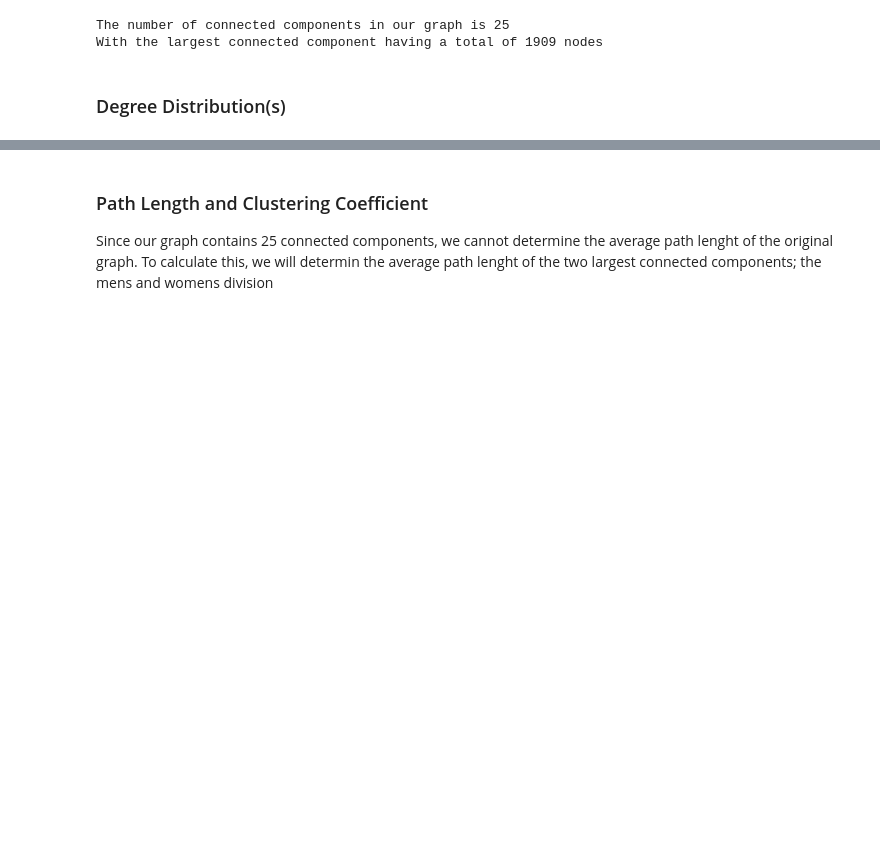
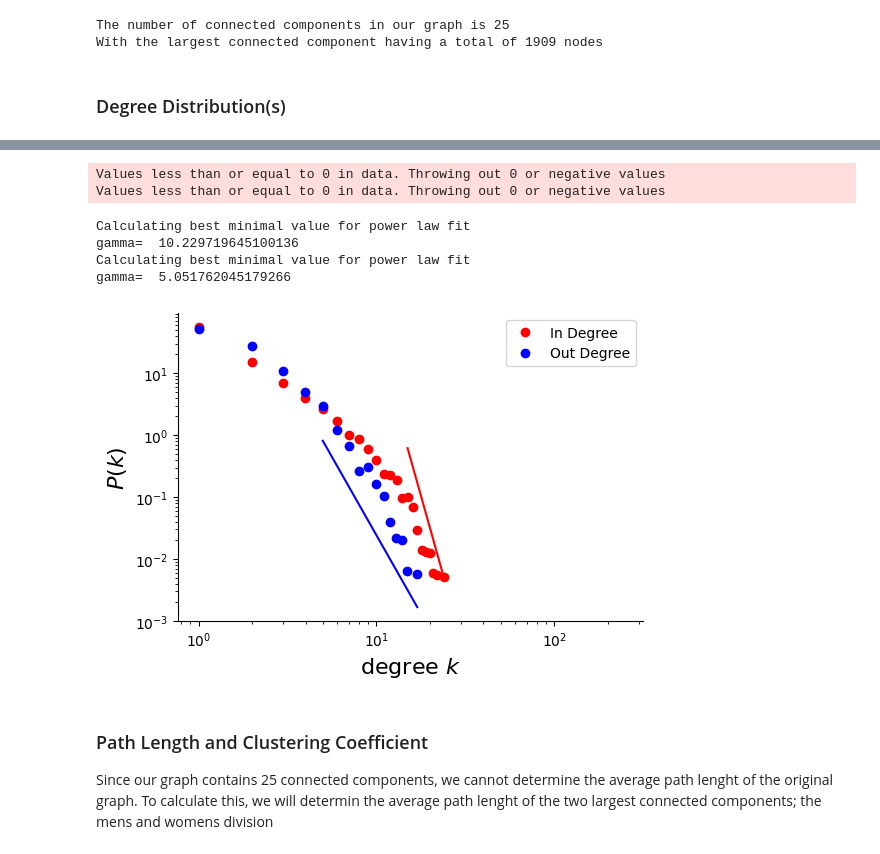
Before and after one commit to ammanyusuf/ufc-netowrk-analysis, a Jupyter notebook: analysis.ipynb, the cells around one changed output, grey strips where cells are left out. Cells and saved outputs as stored; diff of their text form; code cells hidden in the pictures; blank space fills up the shorter version.

```diff
--- a/analysis.ipynb
+++ b/analysis.ipynb
@@ -52,3 +72,14 @@ gf.plot_degree_dist_lin(directed, 20)
+# %%
+# plot the in-degree and out-degree distributions
+gf.plot_in_and_out_degree_dist(directed, 1000, True)
+# %% [output]
+Values less than or equal to 0 in data. Throwing out 0 or negative values
+Values less than or equal to 0 in data. Throwing out 0 or negative values
+Calculating best minimal value for power law fit
+gamma=  10.229719645100136
+Calculating best minimal value for power law fit
+gamma=  5.051762045179266
+[figure, added]
 # %% [markdown]
 ### Path Length and Clustering Coefficient
 Since our graph contains 25 connected components, we cannot determine the average path lenght of the original graph. To calculate this, we will determin the average path lenght of the two largest connected components; the mens and womens division
```
Also changed, not shown: parts of 37 cells of this notebook, 4 other files.
